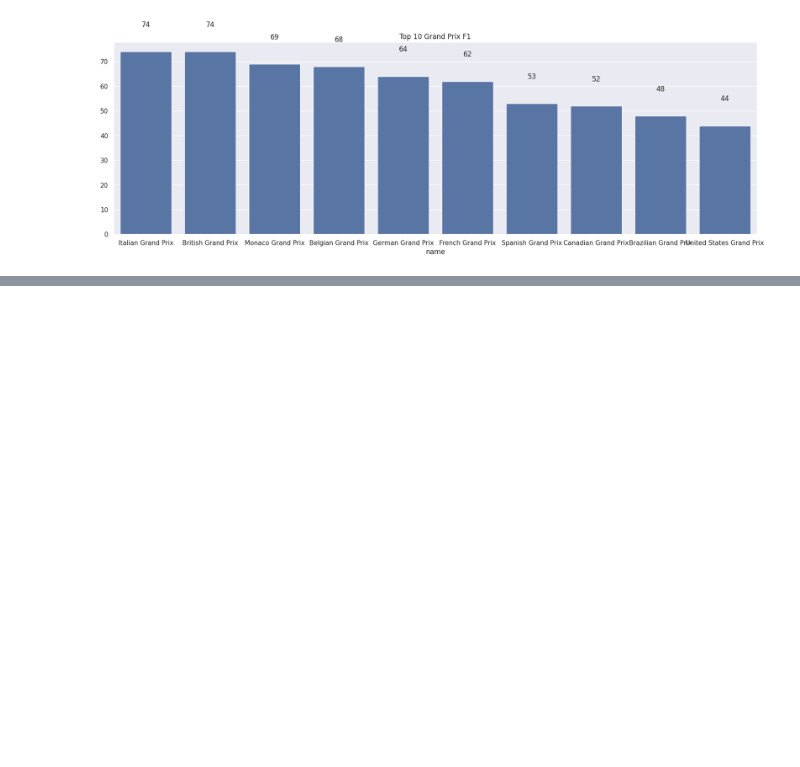
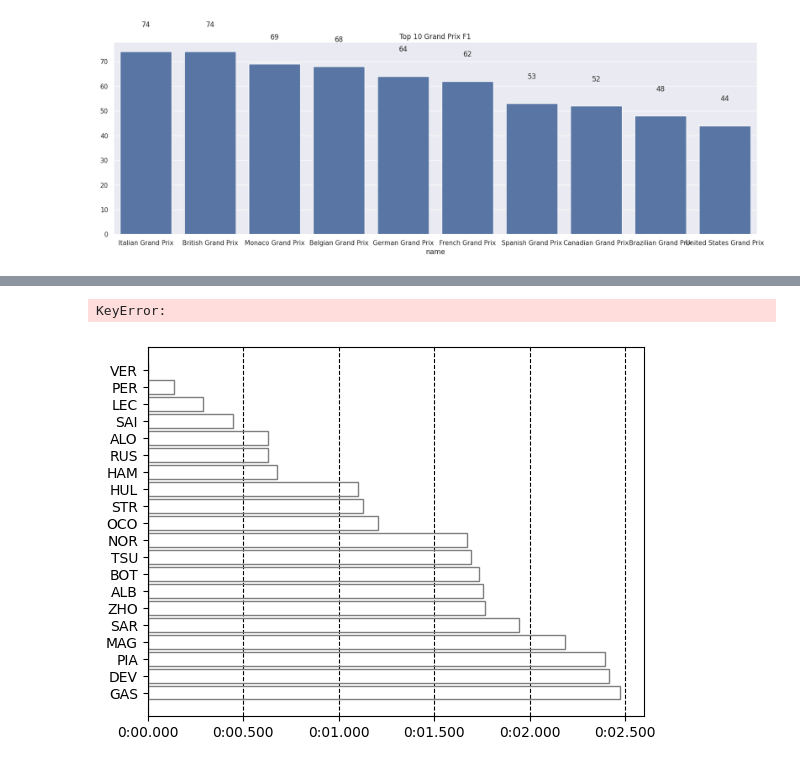
Before and after one commit to Meenakshipooranik/Formula1-Mini-Sprint, a Jupyter notebook: formula1.ipynb, the cells around one changed output, grey strips where cells are left out. Drawn from its saved outputs; the diff is of its cells as text; code cells hidden in the pictures; blank space fills up the shorter version.

```diff
--- a/formula1.ipynb
+++ b/formula1.ipynb
@@ -271,0 +617,5 @@ plt.show()
+# %%
+# First, we need to get an array of all drivers.
+
+drivers = pd.unique(session.laps['Driver'])
+print(drivers)
@@ -271,0 +625,19 @@ plt.show()
+# %%
+# After that we'll get each drivers fastest lap, create a new laps object
+# from these laps, sort them by lap time and have pandas reindex them to
+# number them nicely by starting position.
+
+list_fastest_laps = list()
+for drv in drivers:
+    drvs_fastest_lap = session.laps.pick_driver(drv).pick_fastest()
+    list_fastest_laps.append(drvs_fastest_lap)
+fastest_laps = Laps(list_fastest_laps) \
+    .sort_values(by='LapTime') \
+    .reset_index(drop=True)
+# %%
+# The plot is nicer to look at and more easily understandable if we just plot
+# the time differences. Therefore we subtract the fastest lap time from all
+# other lap times.
+
+pole_lap = fastest_laps.pick_fastest()
+fastest_laps['LapTimeDelta'] = fastest_laps['LapTime'] - pole_lap['LapTime']
@@ -271,0 +668,25 @@ plt.show()
+# %%
+# Finally, we'll create a list of team colors per lap to color our plot.
+team_colors = list()
+for index, lap in fastest_laps.iterlaps():
+    color = fastf1.plotting.team_color(lap['Team'])
+    team_colors.append(color)
+# %% [output]
+KeyError:
+# %%
+# Now, we can plot all the data
+fig, ax = plt.subplots()
+ax.barh(fastest_laps.index, fastest_laps['LapTimeDelta'],
+        color=team_colors, edgecolor='grey')
+ax.set_yticks(fastest_laps.index)
+ax.set_yticklabels(fastest_laps['Driver'])
+
+# show fastest at the top
+ax.invert_yaxis()
+
+# draw vertical lines behind the bars
+ax.set_axisbelow(True)
+ax.xaxis.grid(True, which='major', linestyle='--', color='black', zorder=-1000)
+# sphinx_gallery_defer_figures
+# %% [output]
+[figure, added]
```
Also changed, not shown: parts of 31 cells of this notebook.
